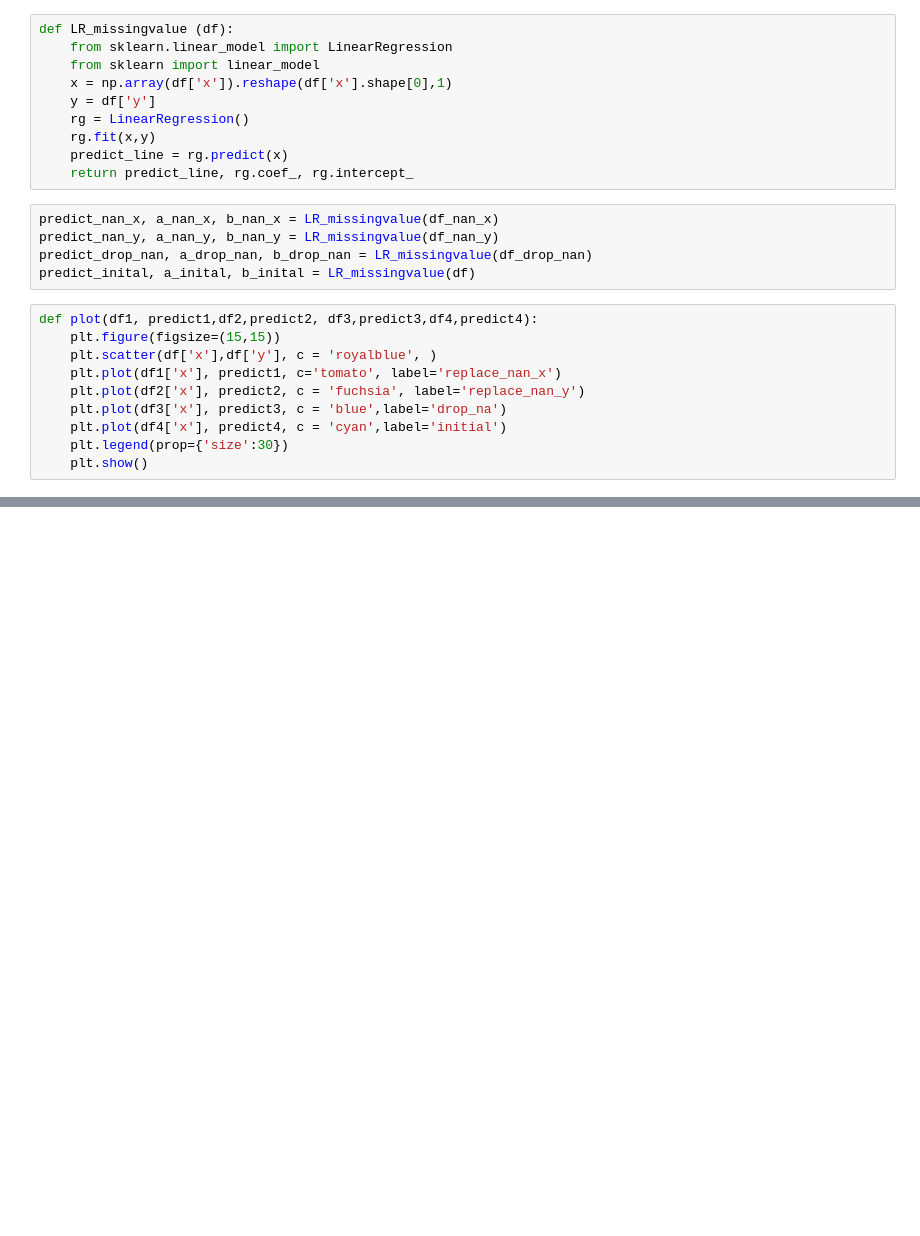
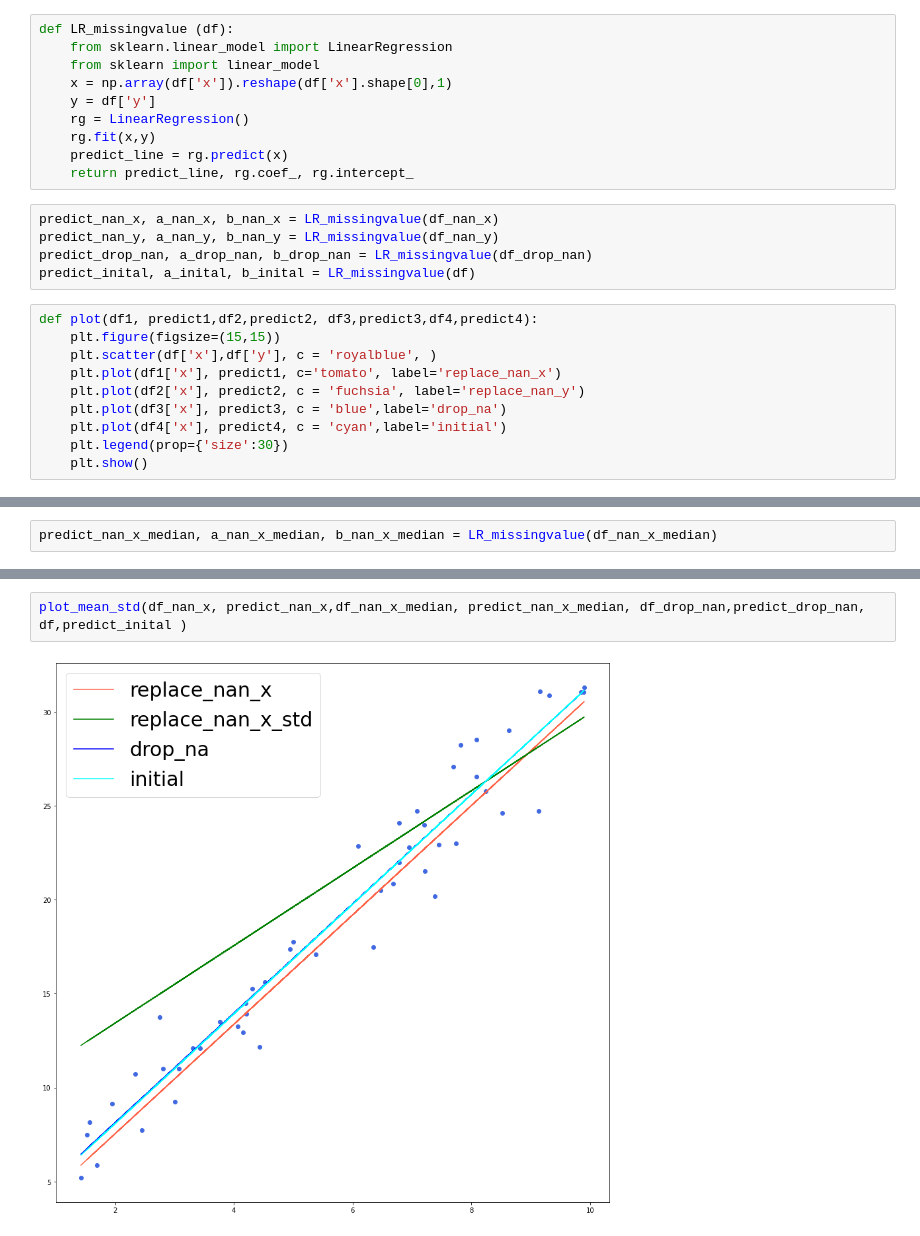
Before and after one commit to JingYi-27/Missing-values, a Jupyter notebook: Missing_values_LinearRegression.ipynb, the cells around one changed output, grey strips where cells are left out. Cells and saved outputs as stored; diff of their text form; blank space fills up the shorter version.

```diff
--- a/Missing_values_LinearRegression.ipynb
+++ b/Missing_values_LinearRegression.ipynb
@@ -130,0 +108,2 @@ initial dataset    : a= [2.99913724] b= 2.5694023919300477
+# %%
+predict_nan_x_median, a_nan_x_median, b_nan_x_median = LR_missingvalue(df_nan_x_median)
@@ -130,0 +120,4 @@ initial dataset    : a= [2.99913724] b= 2.5694023919300477
+# %%
+plot_mean_std(df_nan_x, predict_nan_x,df_nan_x_median, predict_nan_x_median, df_drop_nan,predict_drop_nan, df,predict_inital )
+# %% [output]
+[figure, added]
```
Also changed, not shown: parts of 14 cells of this notebook.
